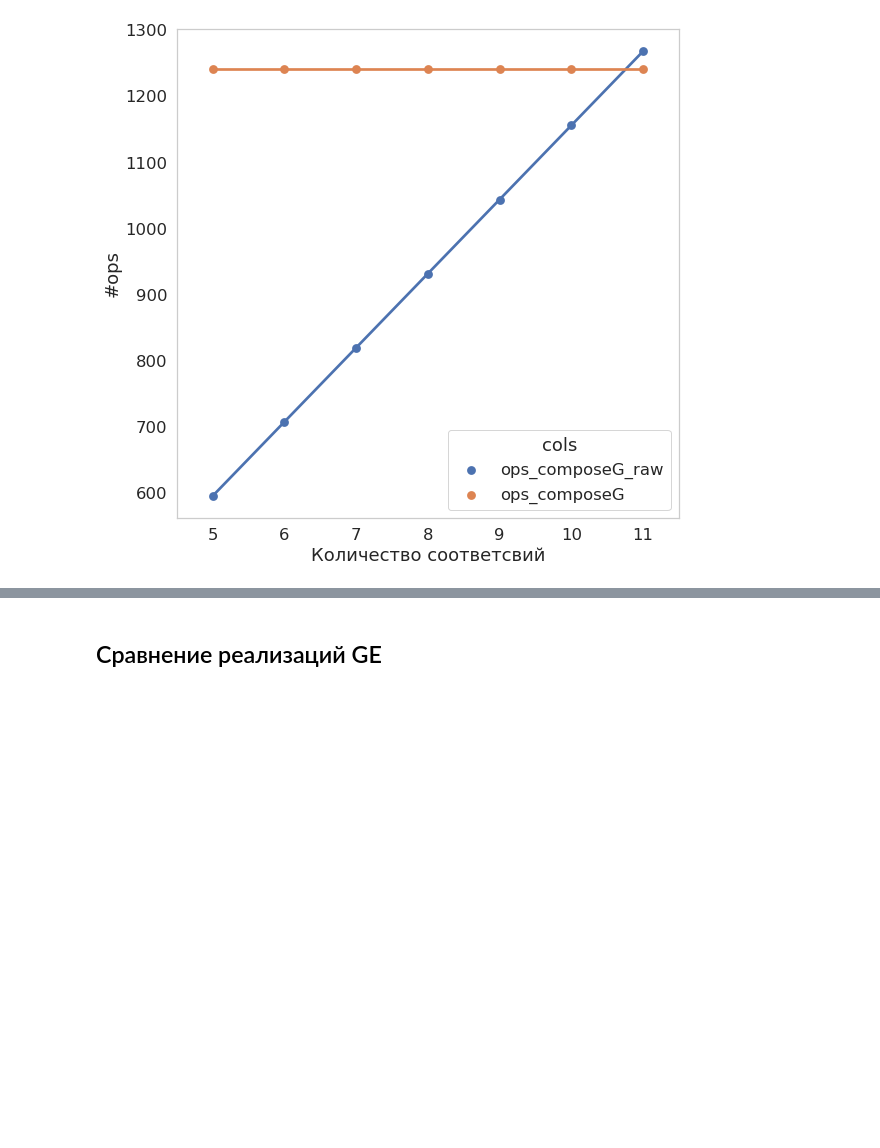
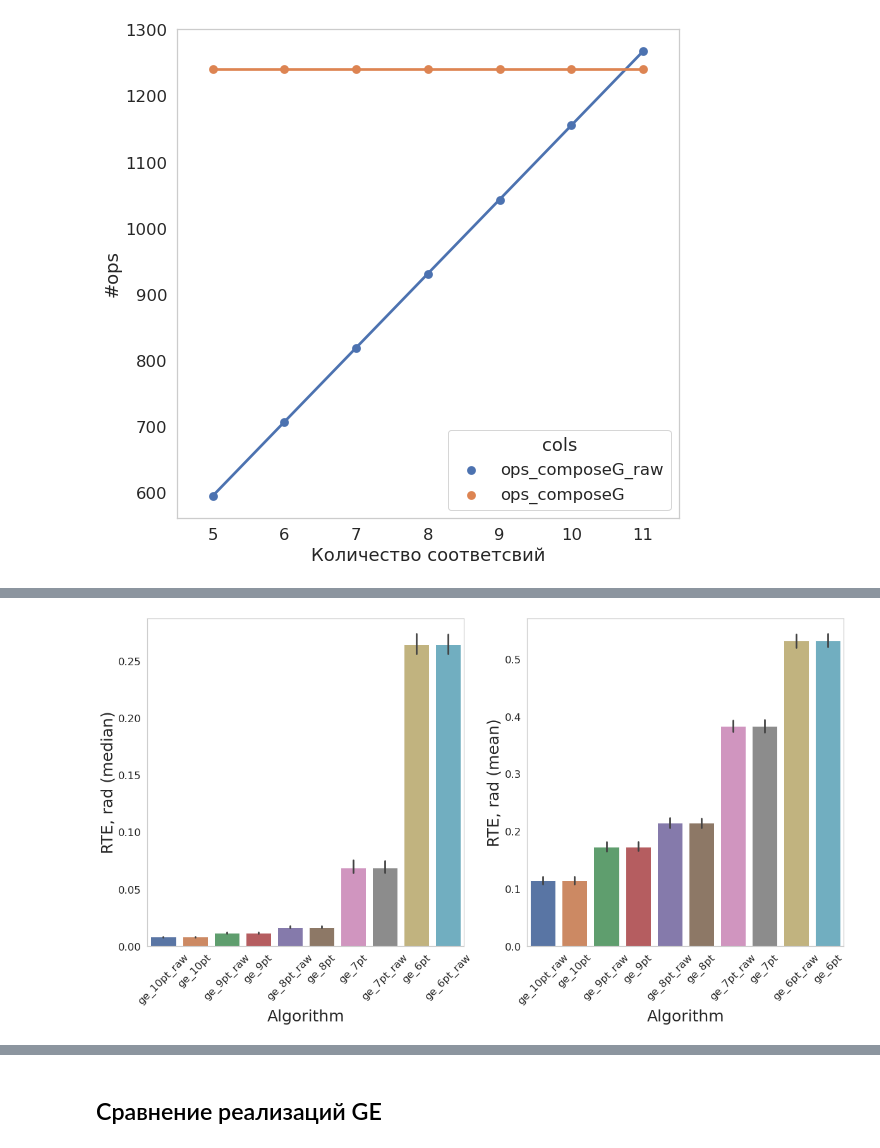
Before and after one commit to kirill-ivanov-a/opengv, a Jupyter notebook: notebooks/GE optimization.ipynb, the cells around one changed output, grey strips where cells are left out. Saved outputs shown, nothing was run; the diff lists cells and outputs as text; code cells hidden in the pictures; blank space fills up the shorter version.

```diff
--- a/notebooks/GE optimization.ipynb
+++ b/notebooks/GE optimization.ipynb
@@ -117,0 +168,4 @@ ax.set(ylabel=f"#ops", xlabel="Количество соответсвий");
+# %%
+plot_bars('RTE', 'rad', capitalize=False)
+# %% [output]
+[figure, added]
```
Also changed, not shown: parts of 6 cells of this notebook.
